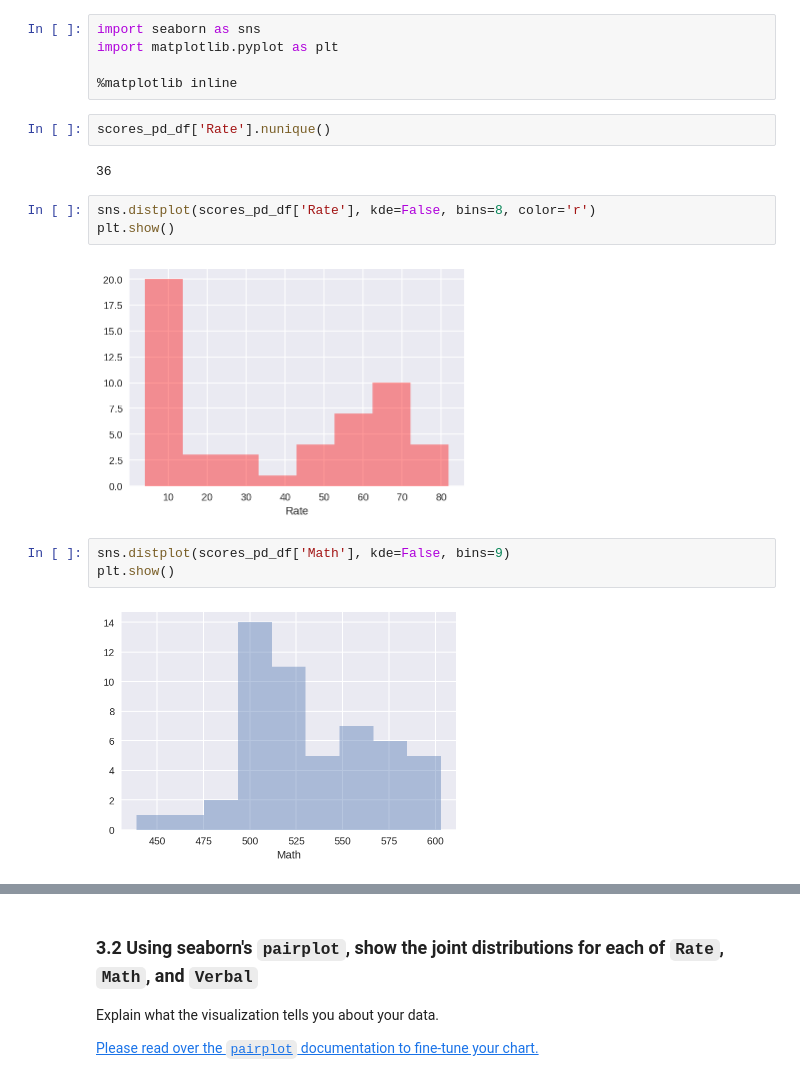
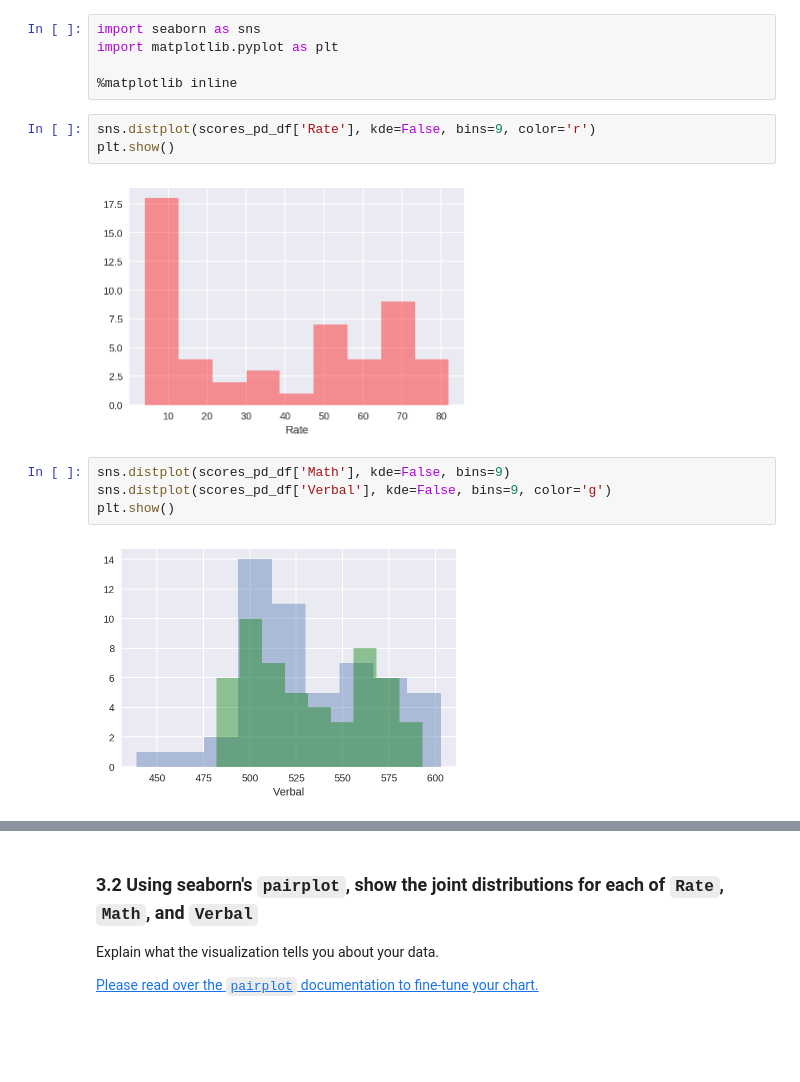
Before and after one commit to godsylla/Civic-Data-Analysis, a Jupyter notebook: project-02-v2-starter-code.ipynb, the cells around one changed output, grey strips where cells are left out. Drawn from its saved outputs; the diff is of its cells as text; blank space fills up the shorter version.

```diff
--- a/project-02-v2-starter-code.ipynb
+++ b/project-02-v2-starter-code.ipynb
@@ -330,17 +317,14 @@ import seaborn as sns
 import matplotlib.pyplot as plt
 
 %matplotlib inline
-# %%
-scores_pd_df['Rate'].nunique()
-# %% [output]
-36
 # %%
-sns.distplot(scores_pd_df['Rate'], kde=False, bins=8, color='r')
+sns.distplot(scores_pd_df['Rate'], kde=False, bins=9, color='r')
 plt.show()
 # %% [output]
-[figure, old version]
+[figure, new version]
 # %%
 sns.distplot(scores_pd_df['Math'], kde=False, bins=9)
+sns.distplot(scores_pd_df['Verbal'], kde=False, bins=9, color='g')
 plt.show()
 # %% [output]
-[figure, old version]
+[figure, new version]
```
Also changed, not shown: parts of 21 cells of this notebook.
